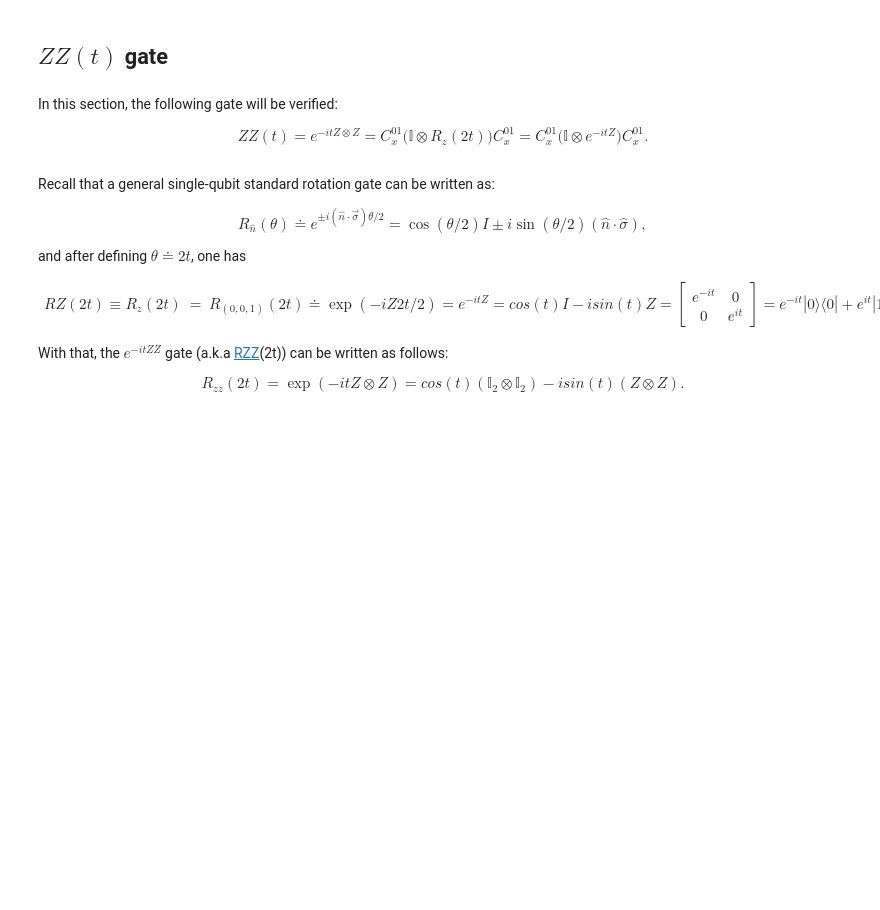
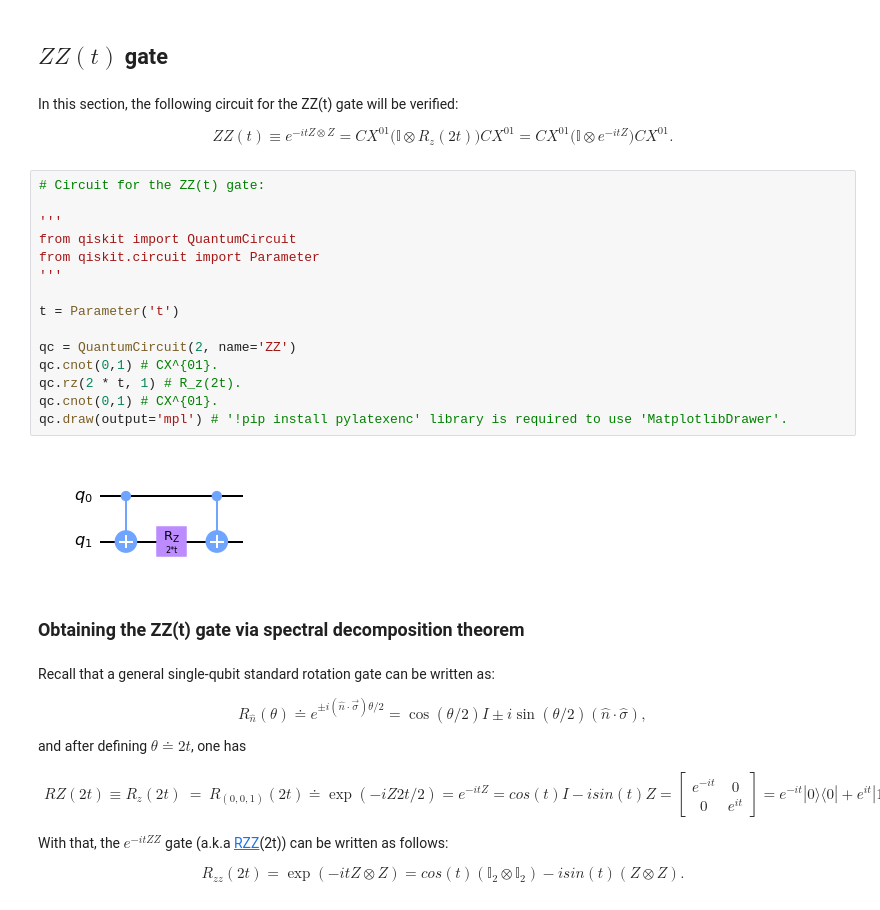
Before and after one commit to QuCAI-Lab/ibm2022-quantum-spring-challenge, a Jupyter notebook: supplementary.ipynb, the cells around one changed output. Drawn from its saved outputs; the diff is of its cells as text; blank space fills up the shorter version.

```diff
--- a/supplementary.ipynb
+++ b/supplementary.ipynb
@@ -1575,9 +2152,28 @@ To see this is true, recall that the eigenvalues of a matrix are multiplied by a
 # %% [markdown]
 ## $ZZ(t)$ gate
 # %% [markdown]
-In this section, the following gate will be verified:
+In this section, the following circuit for the ZZ(t) gate will be verified:
 
-$$ZZ(t)=e^{-itZ\otimes Z} = C_{x}^{01}\big(\mathbb{I}\otimes R_z(2t)\big)C_{x}^{01} = C_{x}^{01}\big(\mathbb{I}\otimes e^{-itZ}\big)C_{x}^{01}.$$
+$$ZZ(t) \equiv e^{-itZ \otimes Z} = CX^{01} \big(\mathbb{I} \otimes R_z (2t)\big) CX^{01} = CX^{01} \big(\mathbb{I} \otimes e^{-itZ} \big) CX^{01}.$$
+# %%
+# Circuit for the ZZ(t) gate:
+
+'''
+from qiskit import QuantumCircuit
+from qiskit.circuit import Parameter
+'''
+
+t = Parameter('t')
+
+qc = QuantumCircuit(2, name='ZZ')
+qc.cnot(0,1) # CX^{01}.
+qc.rz(2 * t, 1) # R_z(2t).
+qc.cnot(0,1) # CX^{01}.
+qc.draw(output='mpl') # '!pip install pylatexenc' library is required to use 'MatplotlibDrawer'.
+# %% [output]
+[figure, added]
+# %% [markdown]
+### Obtaining the ZZ(t) gate via spectral decomposition theorem
 # %% [markdown]
 Recall that a general single-qubit standard rotation gate can be written as:
 
```
Also changed, not shown: parts of 192 cells of this notebook, 1 other file.
